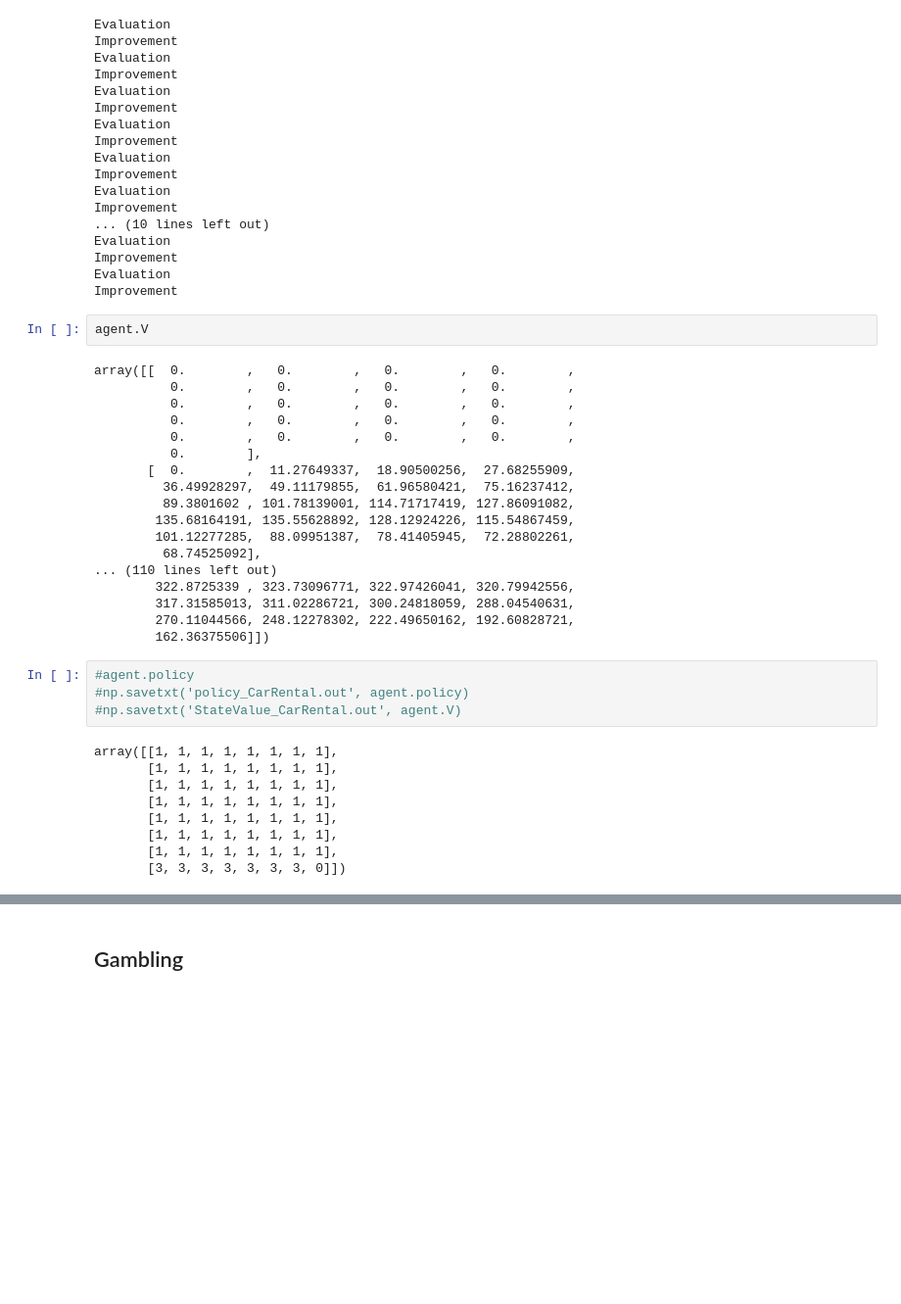
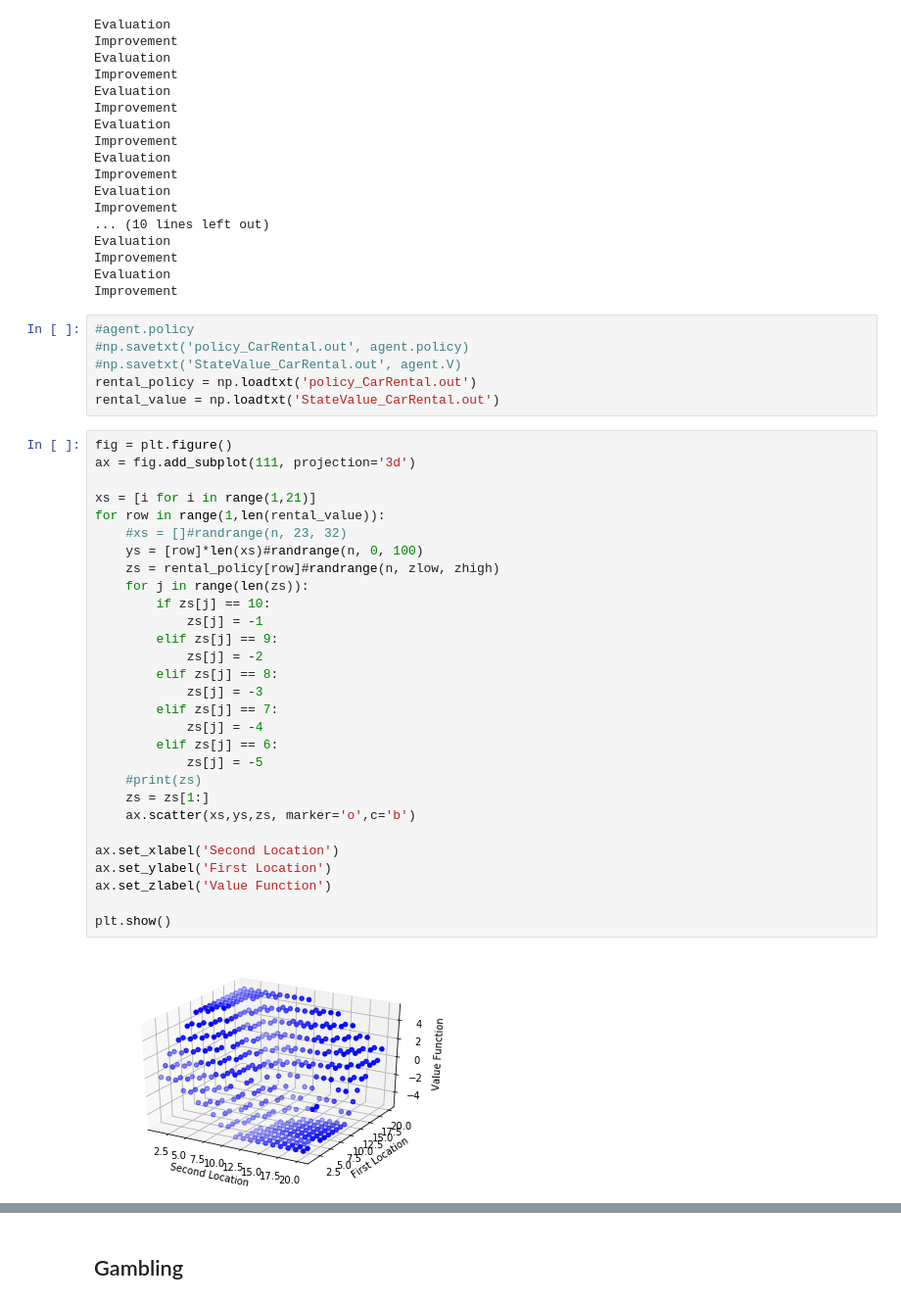
Before and after one commit to devloper13/Topics-in-Machine-Learning, a Jupyter notebook: main.ipynb, the cells around one changed output, grey strips where cells are left out. Shown: that part at 98% size. Saved outputs shown, nothing was run; the diff lists cells and outputs as text; blank space fills up the shorter version.

```diff
--- a/main.ipynb
+++ b/main.ipynb
@@ -479,36 +461,40 @@ Evaluation
 Improvement
 Evaluation
 Improvement
-# %%
-agent.V
-# %% [output]
-array([[  0.        ,   0.        ,   0.        ,   0.        ,
-          0.        ,   0.        ,   0.        ,   0.        ,
-          0.        ,   0.        ,   0.        ,   0.        ,
-          0.        ,   0.        ,   0.        ,   0.        ,
-          0.        ,   0.        ,   0.        ,   0.        ,
-          0.        ],
-       [  0.        ,  11.27649337,  18.90500256,  27.68255909,
-         36.49928297,  49.11179855,  61.96580421,  75.16237412,
-         89.3801602 , 101.78139001, 114.71717419, 127.86091082,
-        135.68164191, 135.55628892, 128.12924226, 115.54867459,
-        101.12277285,  88.09951387,  78.41405945,  72.28802261,
-         68.74525092],
-... (110 lines left out)
-        322.8725339 , 323.73096771, 322.97426041, 320.79942556,
-        317.31585013, 311.02286721, 300.24818059, 288.04540631,
-        270.11044566, 248.12278302, 222.49650162, 192.60828721,
-        162.36375506]])
 # %%
 #agent.policy
 #np.savetxt('policy_CarRental.out', agent.policy)
 #np.savetxt('StateValue_CarRental.out', agent.V)
+rental_policy = np.loadtxt('policy_CarRental.out')
+rental_value = np.loadtxt('StateValue_CarRental.out')
-# %% [output]
-array([[1, 1, 1, 1, 1, 1, 1, 1],
-       [1, 1, 1, 1, 1, 1, 1, 1],
-       [1, 1, 1, 1, 1, 1, 1, 1],
-       [1, 1, 1, 1, 1, 1, 1, 1],
-       [1, 1, 1, 1, 1, 1, 1, 1],
-       [1, 1, 1, 1, 1, 1, 1, 1],
-       [1, 1, 1, 1, 1, 1, 1, 1],
-       [3, 3, 3, 3, 3, 3, 3, 0]])
+# %%
+fig = plt.figure()
+ax = fig.add_subplot(111, projection='3d')
+
+xs = [i for i in range(1,21)]
+for row in range(1,len(rental_value)):
+    #xs = []#randrange(n, 23, 32)
+    ys = [row]*len(xs)#randrange(n, 0, 100)
+    zs = rental_policy[row]#randrange(n, zlow, zhigh)
+    for j in range(len(zs)):
+        if zs[j] == 10:
+            zs[j] = -1
+        elif zs[j] == 9:
+            zs[j] = -2
+        elif zs[j] == 8:
+            zs[j] = -3
+        elif zs[j] == 7:
+            zs[j] = -4
+        elif zs[j] == 6:
+            zs[j] = -5
+    #print(zs)
+    zs = zs[1:]
+    ax.scatter(xs,ys,zs, marker='o',c='b')
+
+ax.set_xlabel('Second Location')
+ax.set_ylabel('First Location')
+ax.set_zlabel('Value Function')
+
+plt.show()
+# %% [output]
+[figure, added]
```
Also changed, not shown: parts of 12 cells of this notebook.
